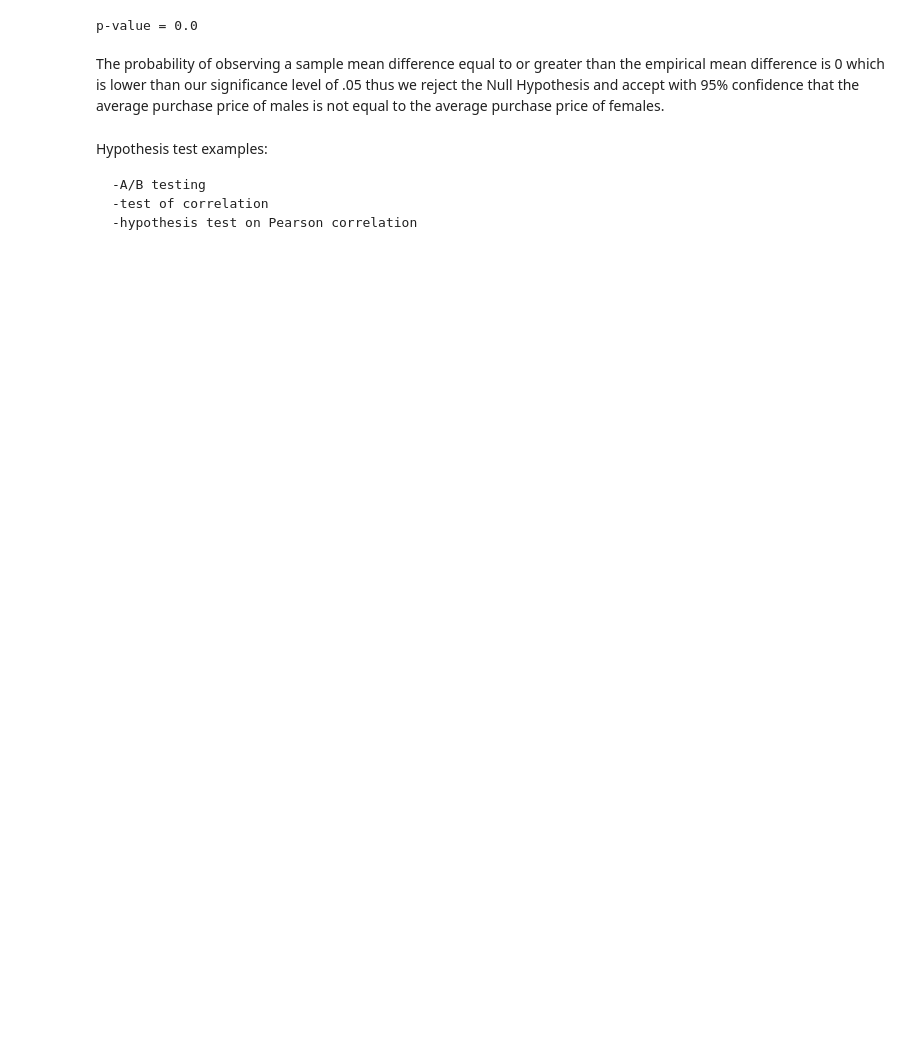
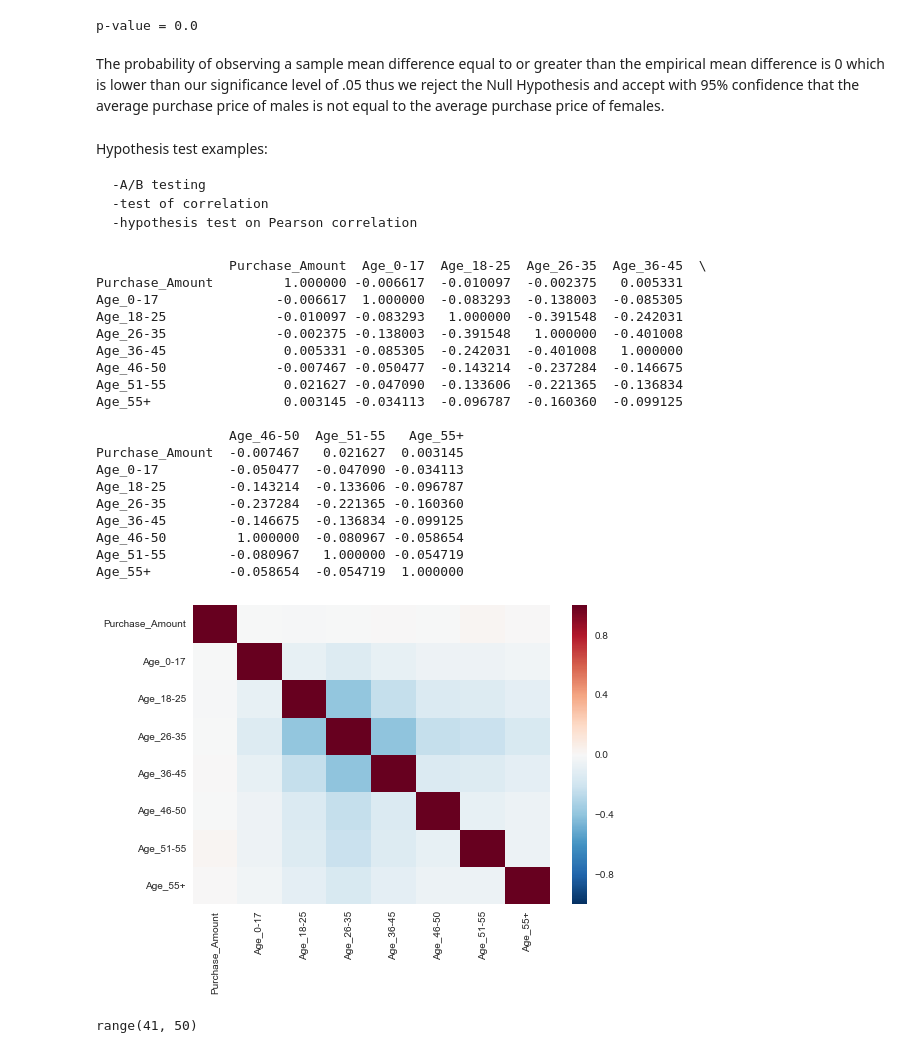
Before and after one commit to kcalab92/Springboard-DataScience, a Jupyter notebook: Capstone1_PurchaseAmountPrediction/Capstone1_Purchase_Prediction_Statistics_Current.ipynb, the cells around one changed output. Drawn from its saved outputs; the diff is of its cells as text; code cells hidden in the pictures; blank space fills up the shorter version.

```diff
--- a/Capstone1_PurchaseAmountPrediction/Capstone1_Purchase_Prediction_Statistics_Current.ipynb
+++ b/Capstone1_PurchaseAmountPrediction/Capstone1_Purchase_Prediction_Statistics_Current.ipynb
@@ -733,3 +765,37 @@ Hypothesis test examples:
     -A/B testing
     -test of correlation
     -hypothesis test on Pearson correlation
+# %%
+plt.gcf().clear()
+
+Corr = train.iloc[: , [11, 14, 15, 16, 17, 18, 19, 20]].corr()
+print(Corr)
+
+import seaborn as sns
+sns.heatmap(Corr)
+plt.show()
+# %% [output]
+                 Purchase_Amount  Age_0-17  Age_18-25  Age_26-35  Age_36-45  \
+Purchase_Amount         1.000000 -0.006617  -0.010097  -0.002375   0.005331
+Age_0-17               -0.006617  1.000000  -0.083293  -0.138003  -0.085305
+Age_18-25              -0.010097 -0.083293   1.000000  -0.391548  -0.242031
+Age_26-35              -0.002375 -0.138003  -0.391548   1.000000  -0.401008
+Age_36-45               0.005331 -0.085305  -0.242031  -0.401008   1.000000
+Age_46-50              -0.007467 -0.050477  -0.143214  -0.237284  -0.146675
+Age_51-55               0.021627 -0.047090  -0.133606  -0.221365  -0.136834
+Age_55+                 0.003145 -0.034113  -0.096787  -0.160360  -0.099125
+
+                 Age_46-50  Age_51-55   Age_55+
+Purchase_Amount  -0.007467   0.021627  0.003145
+Age_0-17         -0.050477  -0.047090 -0.034113
+Age_18-25        -0.143214  -0.133606 -0.096787
+Age_26-35        -0.237284  -0.221365 -0.160360
+Age_36-45        -0.146675  -0.136834 -0.099125
+Age_46-50         1.000000  -0.080967 -0.058654
+Age_51-55        -0.080967   1.000000 -0.054719
+Age_55+          -0.058654  -0.054719  1.000000
+[figure, added]
+# %%
+print(range(41, 50))
+# %% [output]
+range(41, 50)
```
Also changed, not shown: parts of 25 cells of this notebook, 3 other files.
